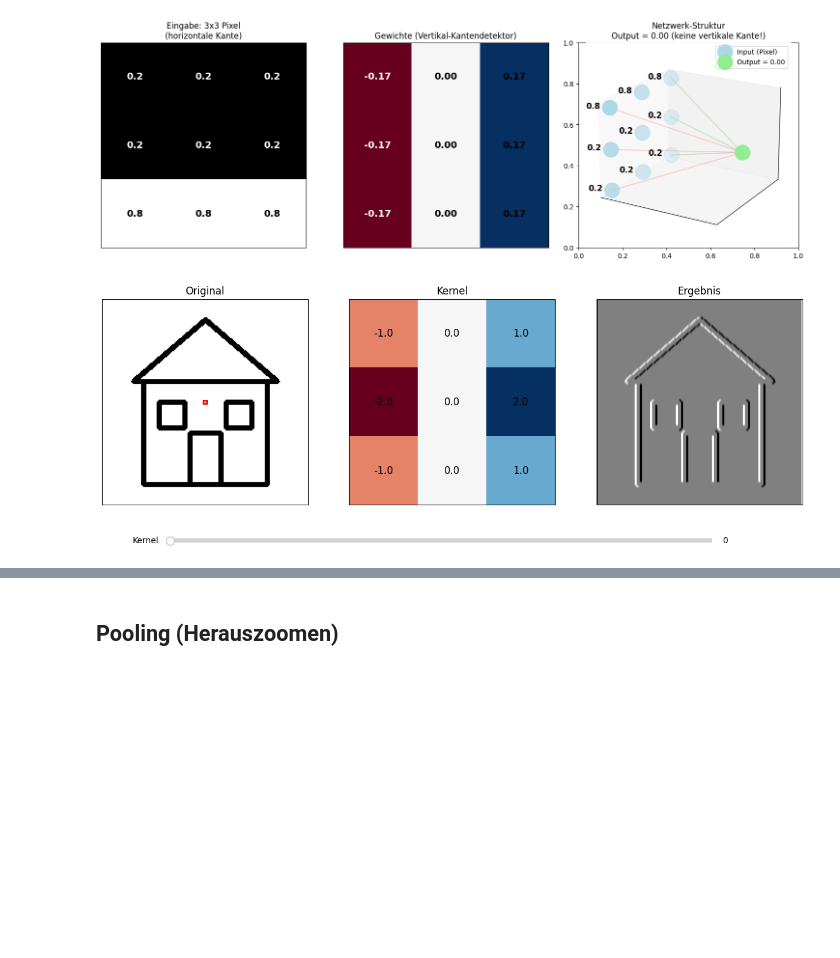
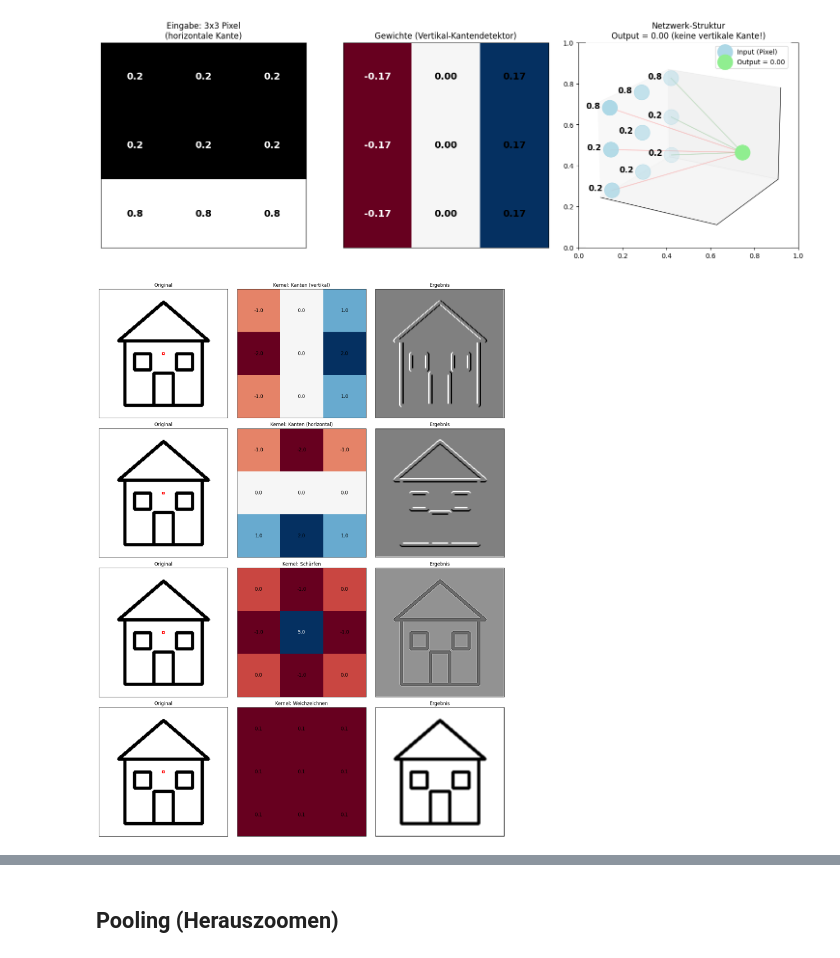
Before and after one commit to mrs-curi0sity/ki-fuer-marie, a Jupyter notebook: episodes/02-fortgeschrittene-konzepte-neuronaler-netze/code/neural_networks.ipynb, the cells around one changed output, grey strips where cells are left out. Cells and saved outputs as stored; diff of their text form; code cells hidden in the pictures; blank space fills up the shorter version.

```diff
--- a/episodes/02-fortgeschrittene-konzepte-neuronaler-netze/code/neural_networks.ipynb
+++ b/episodes/02-fortgeschrittene-konzepte-neuronaler-netze/code/neural_networks.ipynb
@@ -525,7 +530,6 @@ plt.show()
 # %%
 import numpy as np
 import matplotlib.pyplot as plt
-from matplotlib.widgets import Slider
 from matplotlib.patches import Rectangle
 from scipy import signal
 import cv2
@@ -540,90 +544,60 @@ def create_simple_house():
     cv2.rectangle(img, (120, 100), (145, 125), 0, 3)
     return img
 
-def create_conv_visualization():
+def create_conv_visualization_static():
     img = create_simple_house()
 
     kernels = {
         'Kanten (vertikal)': np.array([[-1, 0, 1],
                                       [-2, 0, 2],
                                       [-1, 0, 1]]),
         'Kanten (horizontal)': np.array([[-1, -2, -1],
                                         [0, 0, 0],
                                         [1, 2, 1]]),
         'Schärfen': np.array([[0, -1, 0],
                              [-1, 5, -1],
                              [0, -1, 0]]),
         'Weichzeichnen': np.array([[1, 1, 1],
                                   [1, 1, 1],
                                   [1, 1, 1]]) / 9
     }
 
-    fig, axes = plt.subplots(1, 3, figsize=(15, 5))
+    fig, axes = plt.subplots(4, 3, figsize=(15, 20))
 
-    # Original mit Kernel-Box
-    axes[0].imshow(img, cmap='gray')
-    axes[0].set_title('Original')
+    for idx, (name, kernel) in enumerate(kernels.items()):
+        # Original mit Kernel-Box
+        axes[idx, 0].imshow(img, cmap='gray')
+        axes[idx, 0].set_title('Original')
 
-    # Füge eine bewegliche Box hinzu, die die Kernel-Größe zeigt
-    kernel_box = Rectangle((98, 98), 3, 3, linewidth=2, edgecolor='r', facecolor='none')
-    axes[0].add_patch(kernel_box)
+        # Zeige Kernel-Position
+        kernel_box = Rectangle((98, 98), 3, 3, linewidth=2, edgecolor='r', facecolor='none')
+        axes[idx, 0].add_patch(kernel_box)
 
-    # Kernel mit Werten
-    kernel = kernels['Kanten (vertikal)']
-    kernel_img = axes[1].imshow(kernel, cmap='RdBu')
-    axes[1].set_title('Kernel')
+        # Kernel
+        kernel_img = axes[idx, 1].imshow(kernel, cmap='RdBu')
+        axes[idx, 1].set_title(f'Kernel: {name}')
 
-    # Füge Werte zum Kernel hinzu
-    for i in range(3):
-        for j in range(3):
-            axes[1].text(j, i, f'{kernel[i,j]:.1f}',
-                        ha='center', va='center',
-                        color='white' if abs(kernel[i,j]) > 2 else 'black',
-                        fontsize=12)
-
-    # Ergebnis
-    result = signal.convolve2d(img, kernel, mode='same')
-    result_img = axes[2].imshow(result, cmap='gray')
-    axes[2].set_title('Ergebnis')
-
-    # Entferne Achsenbeschriftungen
-    for ax in axes:
-        ax.set_xticks([])
-        ax.set_yticks([])
-
-    # Slider für Kernel-Auswahl
-    ax_slider = plt.axes([0.2, 0.02, 0.6, 0.03])
-    slider = Slider(ax_slider, 'Kernel', 0, len(kernels)-1,
-                   valinit=0, valstep=1)
-
-    kernel_names = list(kernels.keys())
-
-    def update(val):
-        kernel_name = kernel_names[int(val)]
-        kernel = kernels[kernel_name]
-
-        # Update Kernel-Anzeige
-        kernel_img.set_data(kernel)
-
-        # Update Kernel-Werte
-        axes[1].texts = []  # Lösche alte Werte
+        # Kernel-Werte anzeigen
         for i in range(3):
             for j in range(3):
-                axes[1].text(j, i, f'{kernel[i,j]:.1f}',
-                            ha='center', va='center',
-                            color='white' if abs(kernel[i,j]) > 2 else 'black',
-                            fontsize=12)
+                axes[idx, 1].text(j, i, f'{kernel[i,j]:.1f}',
+                                ha='center', va='center',
+                                color='white' if abs(kernel[i,j]) > 2 else 'black',
+                                fontsize=12)
 
-        # Update Ergebnis
+        # Ergebnis
         result = signal.convolve2d(img, kernel, mode='same')
-        result_img.set_data(result)
+        axes[idx, 2].imshow(result, cmap='gray')
+        axes[idx, 2].set_title('Ergebnis')
 
-        axes[1].set_title(f'Kernel: {kernel_name}')
-        fig.canvas.draw_idle()
+        # Entferne Achsenbeschriftungen
+        for ax in axes[idx]:
+            ax.set_xticks([])
+            ax.set_yticks([])
 
-    slider.on_changed(update)
+    plt.tight_layout()
     plt.show()
 
-create_conv_visualization()
+create_conv_visualization_static()
 # %% [output]
-[figure, old version]
+[figure, new version]
```
Also changed, not shown: parts of 3 cells of this notebook, 1 other file.
